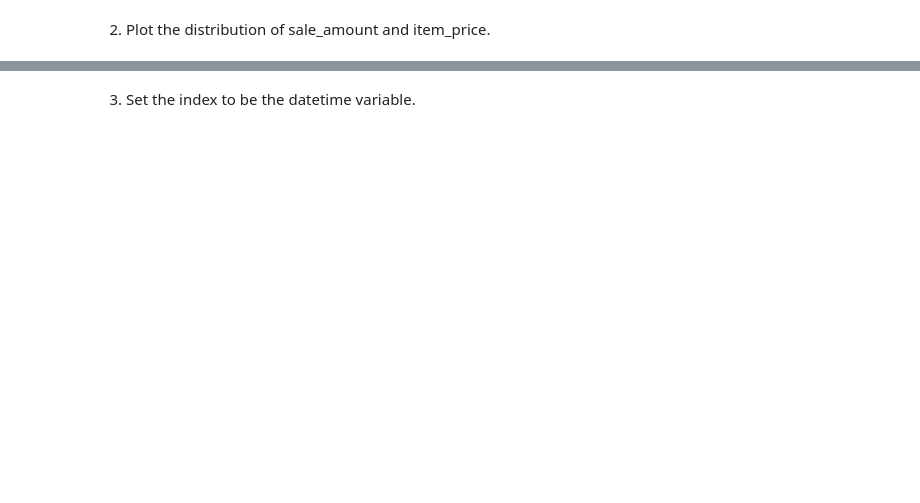
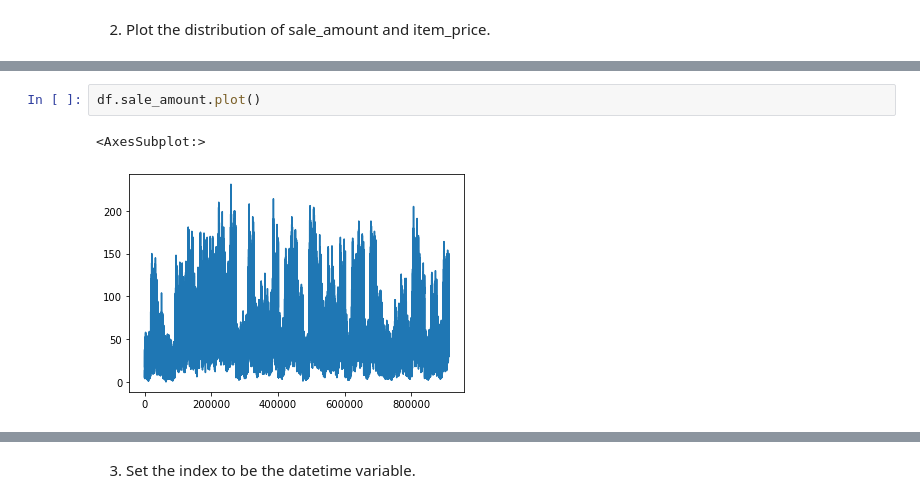
Before and after one commit to rachelrobbinsmayhill/time-series-exercises, a Jupyter notebook: data_preparation.ipynb, the cells around one changed output, grey strips where cells are left out. Cells and saved outputs as stored; diff of their text form; blank space fills up the shorter version.

```diff
--- a/data_preparation.ipynb
+++ b/data_preparation.ipynb
@@ -10,0 +66,5 @@ Using your store items data:
+# %%
+df.sale_amount.plot()
+# %% [output]
+<AxesSubplot:>
+[figure, added]
```
Also changed, not shown: parts of 23 cells of this notebook.
